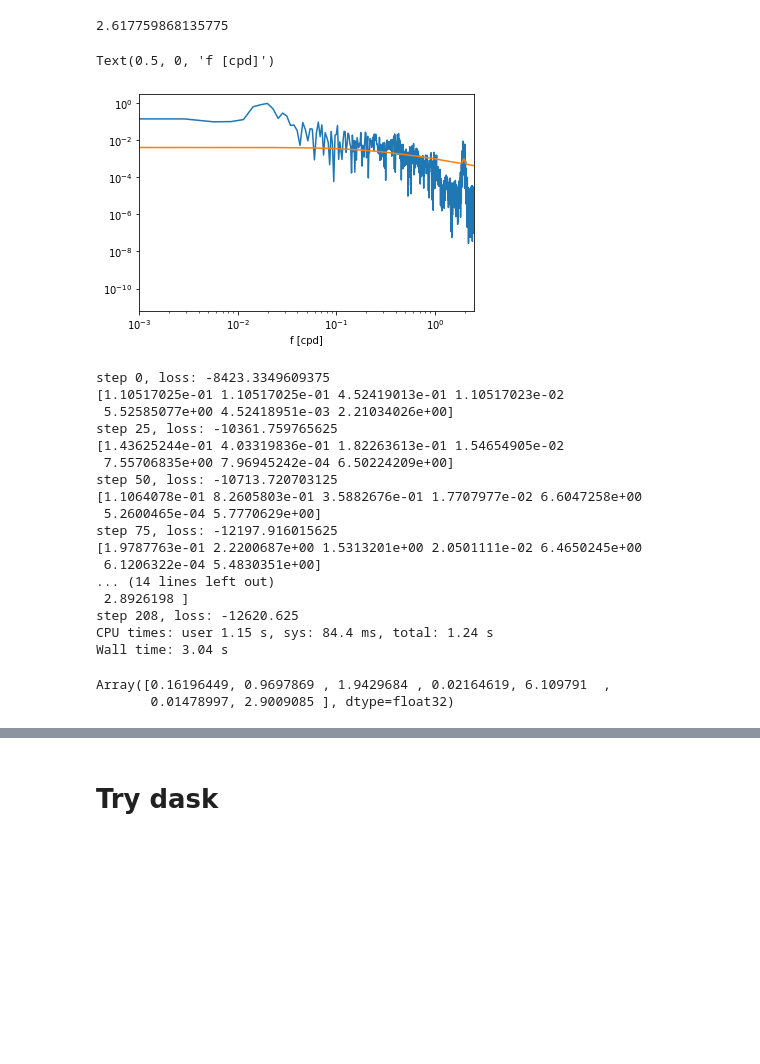
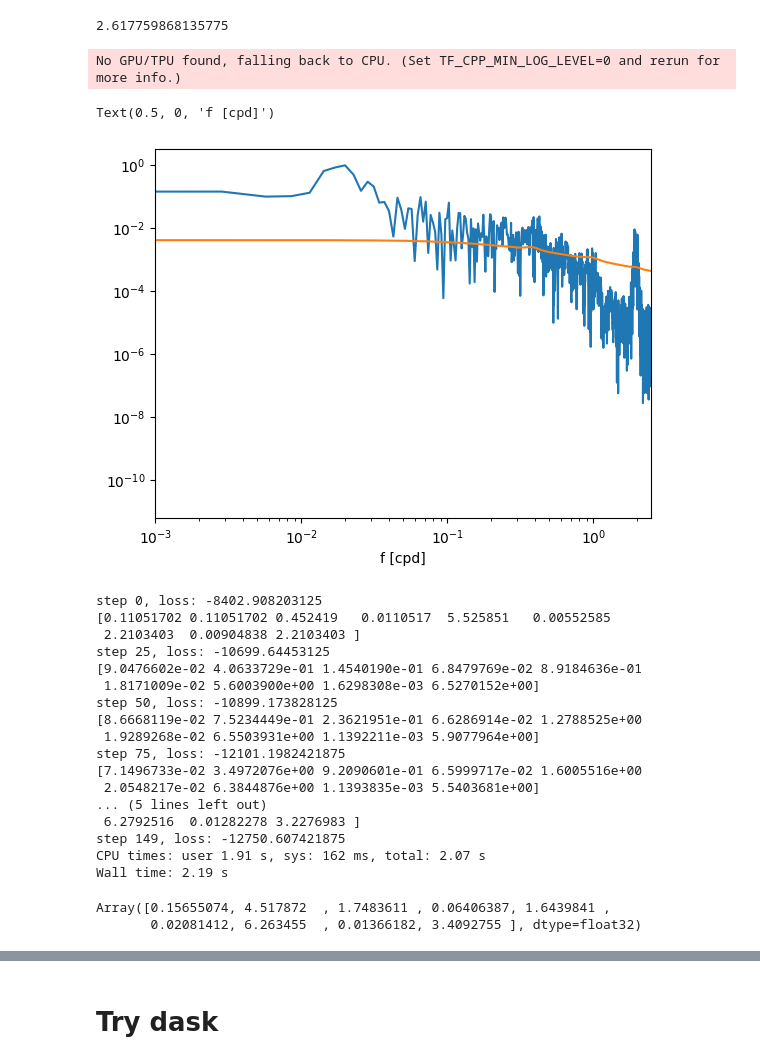
Before and after one commit to mrayson/incoherentitide, a Jupyter notebook: NOTEBOOKS/estimate_nonstat_itide_param_jax_testing.ipynb, the cells around one changed output, grey strips where cells are left out. Saved outputs shown, nothing was run; the diff lists cells and outputs as text; code cells hidden in the pictures; blank space fills up the shorter version.

```diff
--- a/NOTEBOOKS/estimate_nonstat_itide_param_jax_testing.ipynb
+++ b/NOTEBOOKS/estimate_nonstat_itide_param_jax_testing.ipynb
@@ -19,6 +17,6 @@ Matplotlib created a temporary config/cache directory at /tmp/matplotlib-_6rz9cl
 # %%
-s3login = '/home/mrayson/code/s3.acacia.login'
-# s3login = '/home/jupyter-mrayson/s3.acacia.login'
+# s3login = '/home/mrayson/code/s3.acacia.login'
+s3login = '/home/jupyter-mrayson/s3.acacia.login'
 
 with open(s3login) as f:
     lines = f.readlines()
@@ -395,11 +141,11 @@ gam_m = 0.5
 fmin = 1e-3 #0.7
 fmax = 2.5 #
 
-# covfunc=itide_meso_gammaexp
-# covparams = (eta_m, l_m, gam_m, eta1, dt1, eta2, dt2, eta3, dt3,)
+covfunc=nsjax.itide_fD2D1_meso_gammaexp
+covparams = (eta_m, l_m, gam_m, eta1, dt1, eta2, dt2, eta3, dt3,)
 
-covfunc=itide_meso_nof_gammaexp
-covparams = (eta_m, l_m, gam_m, eta1, dt1, eta2, dt2, )
+# covfunc=nsjax.itide_meso_nof_gammaexp
+# covparams = (eta_m, l_m, gam_m, eta1, dt1, eta2, dt2, )
 # paramnames = ['η1','ℓ1', 'η2','ℓ2','η3','ℓ3']
 
 cov_kwargs={'f_cor':f_cor_cpd}
@@ -410,21 +156,22 @@ cov_kwargs={'f_cor':f_cor_cpd}
 # plt.plot(X-X[0], acf)
 # %%
 acf = covfunc(X, X[0], covparams, **cov_kwargs)
-f, I = periodogram(y.values, dt)
-f_S, S = bochner(acf, delta=dt)
+f, I = nsjax.periodogram(y.values, dt)
+f_S, S = nsjax.bochner(acf, delta=dt)
 plt.figure()
 # plt.semilogy(f, I)
 # plt.semilogy(f_S,S)
 plt.loglog(f, I)
 plt.loglog(f_S,S)
 plt.xlim(fmin, fmax)
 plt.xlabel('f [cpd]')
 # %% [output]
-Text(0.5, 0, 'f [cpd]')
+No GPU/TPU found, falling back to CPU. (Set TF_CPP_MIN_LOG_LEVEL=0 and rerun for more info.)
+Text(0.5, 0, 'f [cpd]')
-[figure, old version]
+[figure, new version]
 # %%
 %%time
-params, loss_val = estimate_jax(y.values, X, covfunc, covparams, fmin, fmax,
+params, loss_val = nsjax.estimate_jax(y.values, X, covfunc, covparams, fmin, fmax,
                       cov_kwargs=cov_kwargs,
                       maxiter=500,
                      opt= optax.adabelief(learning_rate=1e-1),
@@ -432,24 +179,24 @@ params, loss_val = estimate_jax(y.values, X, covfunc, covparams, fmin, fmax,
                      verbose=True)
 params
 # %% [output]
-step 0, loss: -8423.3349609375
-[1.10517025e-01 1.10517025e-01 4.52419013e-01 1.10517023e-02
- 5.52585077e+00 4.52418951e-03 2.21034026e+00]
-step 25, loss: -10361.759765625
-[1.43625244e-01 4.03319836e-01 1.82263613e-01 1.54654905e-02
- 7.55706835e+00 7.96945242e-04 6.50224209e+00]
-step 50, loss: -10713.720703125
-[1.1064078e-01 8.2605803e-01 3.5882676e-01 1.7707977e-02 6.6047258e+00
- 5.2600465e-04 5.7770629e+00]
-step 75, loss: -12197.916015625
-[1.9787763e-01 2.2200687e+00 1.5313201e+00 2.0501111e-02 6.4650245e+00
- 6.1206322e-04 5.4830351e+00]
-... (14 lines left out)
- 2.8926198 ]
-step 208, loss: -12620.625
-CPU times: user 1.15 s, sys: 84.4 ms, total: 1.24 s
-Wall time: 3.04 s
+step 0, loss: -8402.908203125
+[0.11051702 0.11051702 0.452419   0.0110517  5.525851   0.00552585
+ 2.2103403  0.00904838 2.2103403 ]
+step 25, loss: -10699.64453125
+[9.0476602e-02 4.0633729e-01 1.4540190e-01 6.8479769e-02 8.9184636e-01
+ 1.8171009e-02 5.6003900e+00 1.6298308e-03 6.5270152e+00]
+step 50, loss: -10899.173828125
+[8.6668119e-02 7.5234449e-01 2.3621951e-01 6.6286914e-02 1.2788525e+00
+ 1.9289268e-02 6.5503931e+00 1.1392211e-03 5.9077964e+00]
+step 75, loss: -12101.1982421875
+[7.1496733e-02 3.4972076e+00 9.2090601e-01 6.5999717e-02 1.6005516e+00
+ 2.0548217e-02 6.3844876e+00 1.1393835e-03 5.5403681e+00]
+... (5 lines left out)
+ 6.2792516  0.01282278 3.2276983 ]
+step 149, loss: -12750.607421875
+CPU times: user 1.91 s, sys: 162 ms, total: 2.07 s
+Wall time: 2.19 s
-Array([0.16196449, 0.9697869 , 1.9429684 , 0.02164619, 6.109791  ,
-       0.01478997, 2.9009085 ], dtype=float32)
+Array([0.15655074, 4.517872  , 1.7483611 , 0.06406387, 1.6439841 ,
+       0.02081412, 6.263455  , 0.01366182, 3.4092755 ], dtype=float32)
 # %%
 acf = covfunc(X, X[0], params, **cov_kwargs)
```
Also changed, not shown: parts of 13 cells of this notebook, 3 other files.
